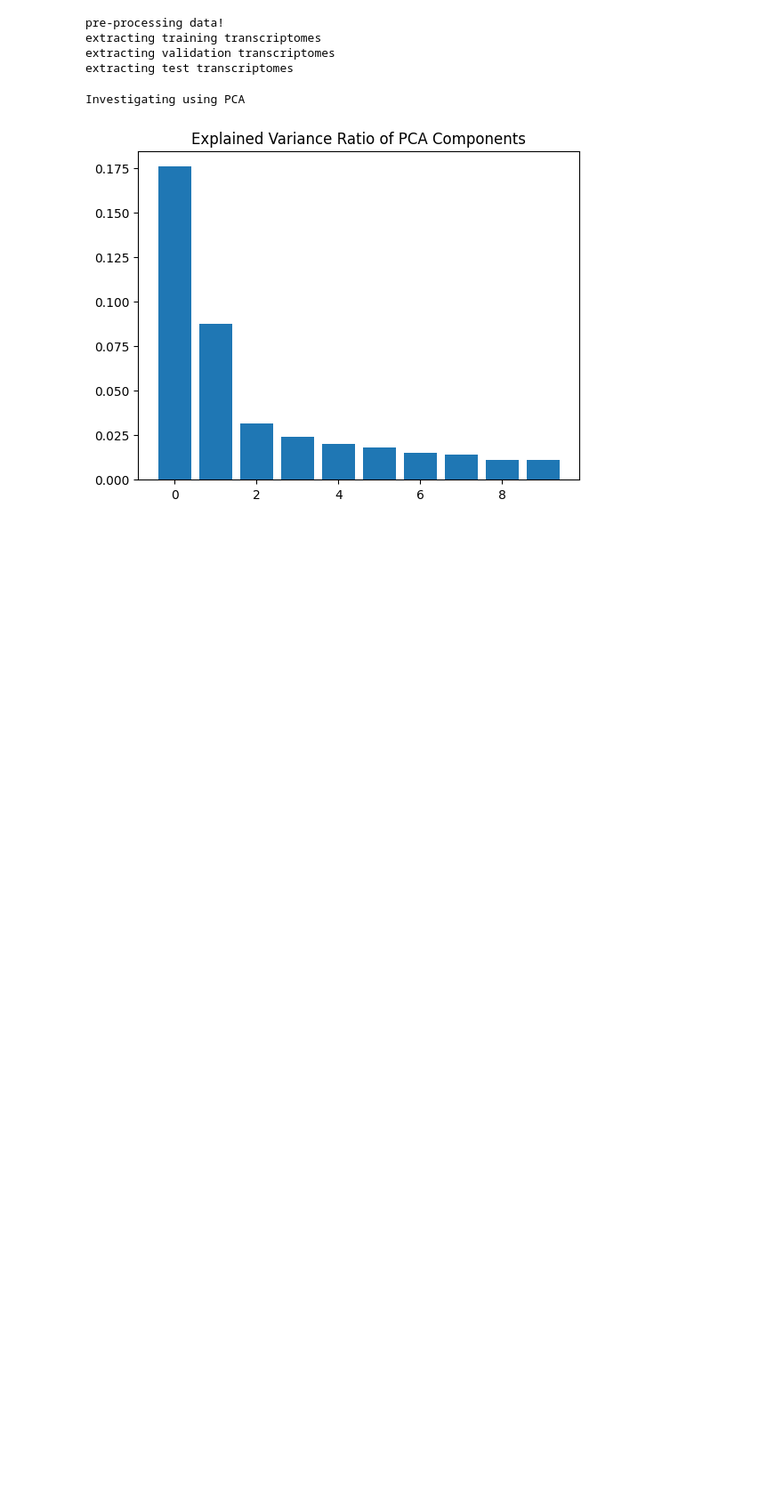
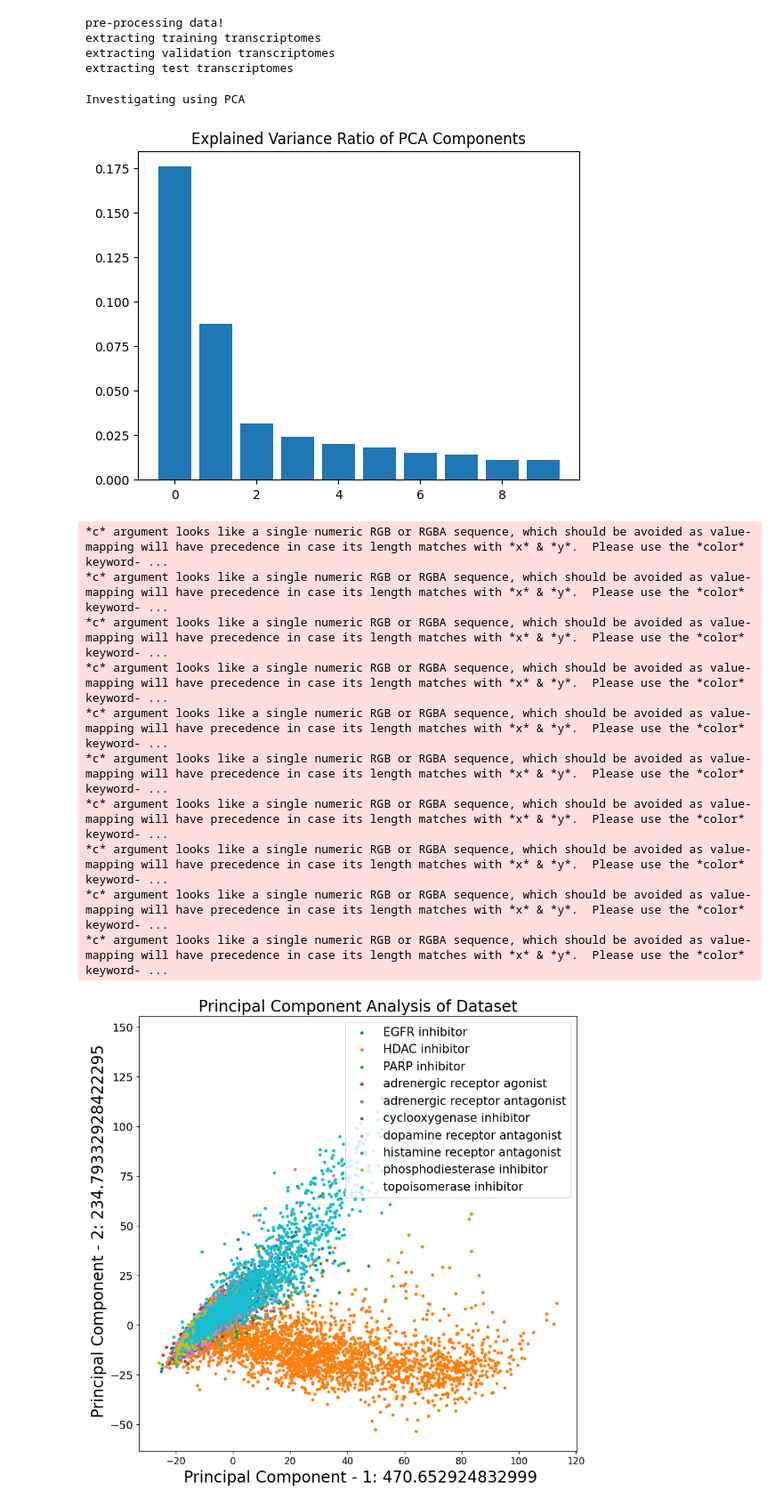
Before and after one commit to sverige16/Tomic-Chem-CP-Prot-MoA, a Jupyter notebook: 04_Tomics_Models/init_data_expl/Erik_initial_dim_reduc_tprofiles.ipynb, the cells around one changed output. Shown at 89% size. Drawn from its saved outputs; the diff is of its cells as text; code cells hidden in the pictures; blank space fills up the shorter version.

```diff
--- a/04_Tomics_Models/init_data_expl/Erik_initial_dim_reduc_tprofiles.ipynb
+++ b/04_Tomics_Models/init_data_expl/Erik_initial_dim_reduc_tprofiles.ipynb
@@ -82,11 +82,4 @@ clue_gene = pd.read_csv('/home/jovyan/Tomics-CP-Chem-MoA/04_Tomics_Models/init_d
 # %%
- # download csvs with all the data pre split
-#cyc_adr_file = '/home/jovyan/Tomics-CP-Chem-MoA/data_for_models/5_fold_data_sets/cyc_adr/'
-#train_filename = 'cyc_adr_clue_train_fold_0.csv'
-#val_filename = 'cyc_adr_clue_val_fold_0.csv'
-#test_filename = 'cyc_adr_clue_test_fold_0.csv'
-#training_set, validation_set, test_set =  load_train_valid_data(cyc_adr_file, train_filename, val_filename, test_filename)
-
 # download csvs with all the data pre split
 erik10_file = '/home/jovyan/Tomics-CP-Chem-MoA/data_for_models/5_fold_data_sets/erik10/'
 train_filename = 'erik10_clue_train_fold_0.csv'
@@ -103,7 +96,7 @@ variance_thresh = 0
 normalize_c = False
 df_train_features, df_val_features, df_train_labels, df_val_labels, df_test_features, df_test_labels, dict_moa = pre_processing(L1000_training, L1000_validation, L1000_test,
          clue_gene,
-         npy_exists = False,
+         npy_exists = True,
          use_variance_threshold = variance_thresh,
          normalize = normalize_c,
          save_npy = True)
@@ -123,3 +116,42 @@ plt.show()
 # %% [output]
 Investigating using PCA
 [figure]
+# %%
+pca = PCA(n_components=2)
+principalComponents = pca.fit_transform(df_train_features)
+principalDf = pd.DataFrame(data = principalComponents
+             ,#  columns = [f' PC1: VarExp: {pca.explained_variance_[0]}', f' PC1: VarExp: {pca.explained_variance_[1]}'])
+              columns = ["PC1" , "PC2"])
+# %%
+
+plt.figure(figsize=(10,10))
+plt.xticks(fontsize=12)
+plt.yticks(fontsize=14)
+plt.xlabel(f' Principal Component - 1: {pca.explained_variance_[0]}', fontsize=20)
+plt.ylabel(f' Principal Component - 2: {pca.explained_variance_[1]}', fontsize=20)
+plt.title("Principal Component Analysis of Dataset", fontsize=20)
+targets = [i for i in dict_moa.keys()]
+
+
+colors = [sns.color_palette()[np.argmax(x)] for x in dict_moa.values()]
+for target, color in zip(targets,colors):
+    indicesToKeep = df_train_labels["moa"] == target
+    plt.scatter(principalDf.loc[indicesToKeep, "PC1"],
+                principalDf.loc[indicesToKeep, 'PC2'],
+                c= color,
+                s = 10)
+
+plt.legend(targets,prop={'size': 15})
+plt.show()
+# %% [output]
+*c* argument looks like a single numeric RGB or RGBA sequence, which should be avoided as value-mapping will have precedence in case its length matches with *x* & *y*.  Please use the *color* keyword- ...
+*c* argument looks like a single numeric RGB or RGBA sequence, which should be avoided as value-mapping will have precedence in case its length matches with *x* & *y*.  Please use the *color* keyword- ...
+*c* argument looks like a single numeric RGB or RGBA sequence, which should be avoided as value-mapping will have precedence in case its length matches with *x* & *y*.  Please use the *color* keyword- ...
+*c* argument looks like a single numeric RGB or RGBA sequence, which should be avoided as value-mapping will have precedence in case its length matches with *x* & *y*.  Please use the *color* keyword- ...
+*c* argument looks like a single numeric RGB or RGBA sequence, which should be avoided as value-mapping will have precedence in case its length matches with *x* & *y*.  Please use the *color* keyword- ...
+*c* argument looks like a single numeric RGB or RGBA sequence, which should be avoided as value-mapping will have precedence in case its length matches with *x* & *y*.  Please use the *color* keyword- ...
+*c* argument looks like a single numeric RGB or RGBA sequence, which should be avoided as value-mapping will have precedence in case its length matches with *x* & *y*.  Please use the *color* keyword- ...
+*c* argument looks like a single numeric RGB or RGBA sequence, which should be avoided as value-mapping will have precedence in case its length matches with *x* & *y*.  Please use the *color* keyword- ...
+*c* argument looks like a single numeric RGB or RGBA sequence, which should be avoided as value-mapping will have precedence in case its length matches with *x* & *y*.  Please use the *color* keyword- ...
+*c* argument looks like a single numeric RGB or RGBA sequence, which should be avoided as value-mapping will have precedence in case its length matches with *x* & *y*.  Please use the *color* keyword- ...
+[figure, added]
```
Also changed, not shown: parts of 51 cells of this notebook, 9 other files.
